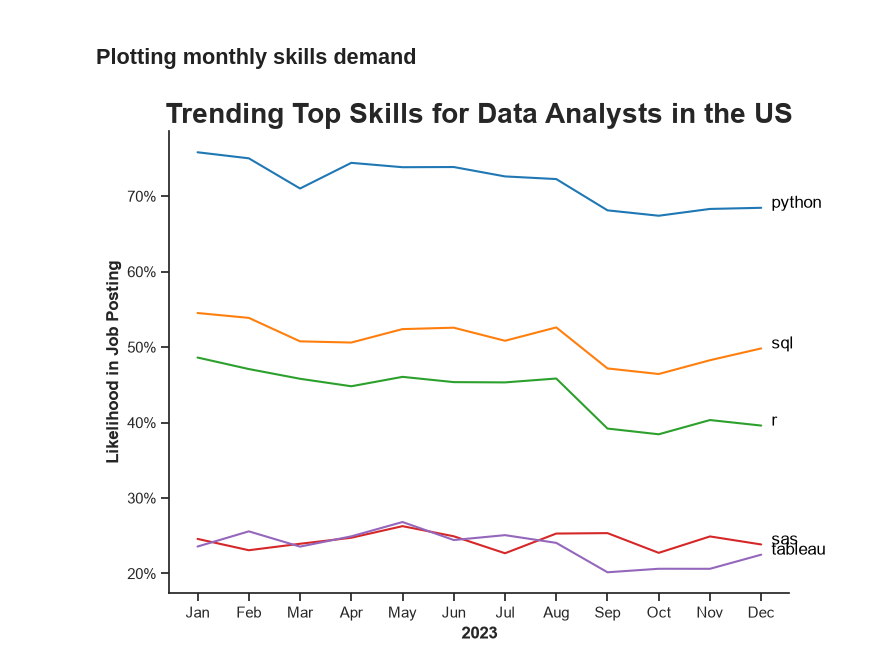
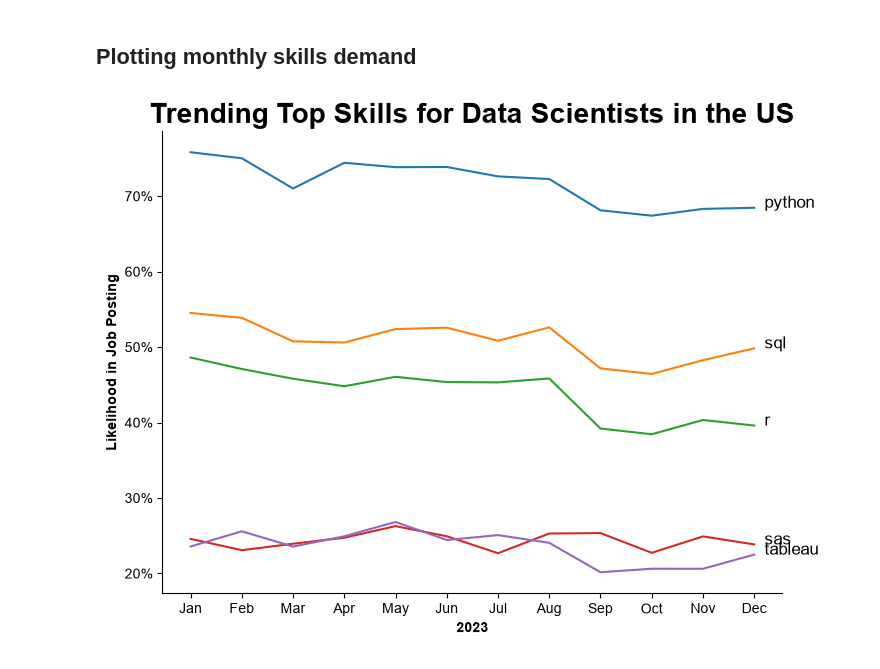
Before and after one commit to ParvanaAkbari1382/PYTHON_JOB_MARKET_ANALYSIS, a Jupyter notebook: notebooks/3_Skill_Trend.ipynb, the cells around one changed output. Cells and saved outputs as stored; diff of their text form; code cells hidden in the pictures.

```diff
--- a/notebooks/3_Skill_Trend.ipynb
+++ b/notebooks/3_Skill_Trend.ipynb
@@ -121,22 +118,22 @@ df_percent=df_percent.set_index('posted_month_name')
 # %%
 from matplotlib.ticker import PercentFormatter
 df_plot=df_percent.iloc[:12, :5]
 
 plt.figure(figsize=(8,6))
 sns.lineplot(data=df_plot, dashes=False, palette='tab10')
 sns.set_theme(style='ticks')
 sns.despine()
 
 plt.gca().yaxis.set_major_formatter(PercentFormatter())
-plt.title('Trending Top Skills for Data Analysts in the US', weight='bold', fontsize=20)
+plt.title('Trending Top Skills for Data Scientists in the US', weight='bold', fontsize=20)
 plt.ylabel('Likelihood in Job Posting',weight='bold')
 plt.xlabel('2023',weight='bold')
 plt.legend().remove()
 
 
 # annotate the plot with the top 5 skills using plt.text()
 for i in range(5):
     plt.text(11.2, df_plot.iloc[-1, i], df_plot.columns[i], color='black')
 plt.show()
 # %% [output]
-[figure, old version]
+[figure, new version]
```
Also changed, not shown: parts of 2 cells of this notebook, 6 other files.
